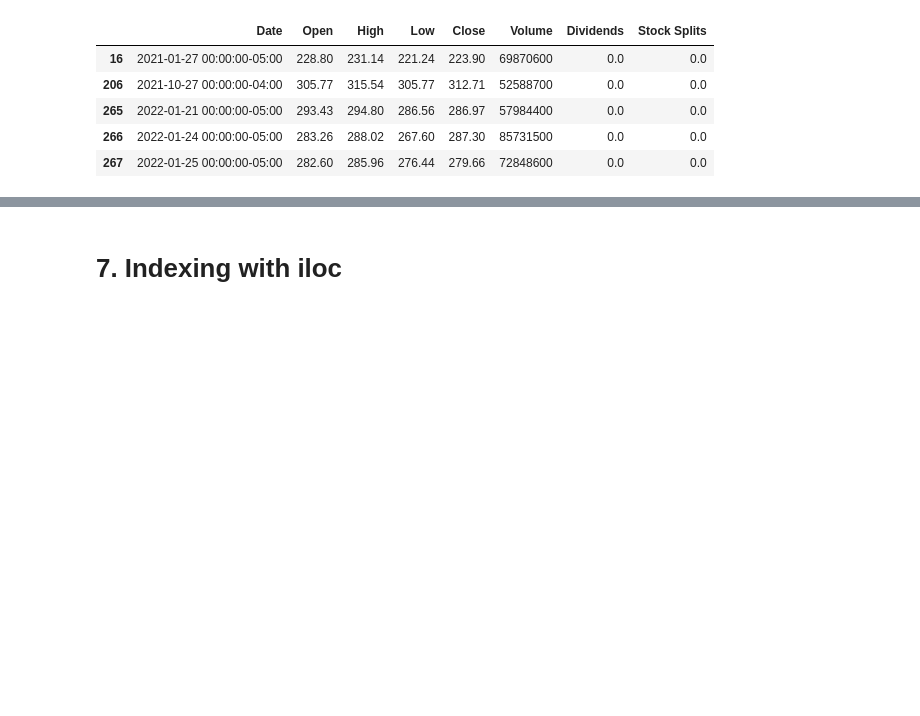
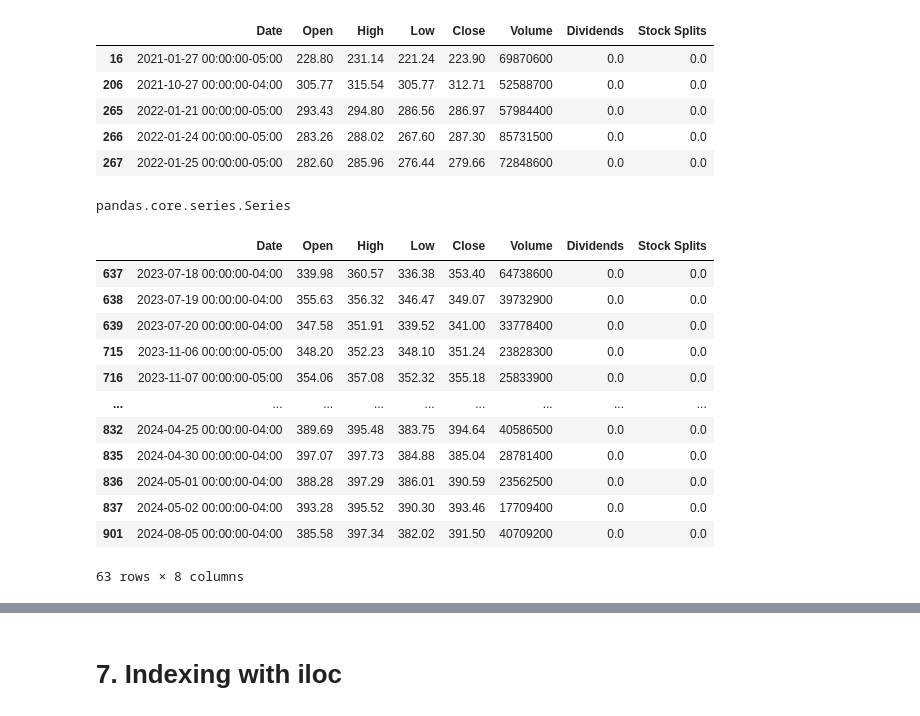
Before and after one commit to kuruscufatih/applied-finance-python, a Jupyter notebook: 0_learning_python/python_advanced/learning_pandas.ipynb, the cells around one changed output, grey strips where cells are left out. Saved outputs shown, nothing was run; the diff lists cells and outputs as text; code cells hidden in the pictures; blank space fills up the shorter version.

Commit message:
Feat(Added Pandas): Added Pandas Exercise

```diff
--- a/0_learning_python/python_advanced/learning_pandas.ipynb
+++ b/0_learning_python/python_advanced/learning_pandas.ipynb
@@ -323,6 +507,26 @@ Days with Close > $350 OR Volume > 50M: 312
 | 265 | 2022-01-21 00:00:00-05:00 | 293.43 | 294.80 | 286.56 | 286.97 | 57984400 | 0.0 | 0.0 |
 | 266 | 2022-01-24 00:00:00-05:00 | 283.26 | 288.02 | 267.60 | 287.30 | 85731500 | 0.0 | 0.0 |
 | 267 | 2022-01-25 00:00:00-05:00 | 282.60 | 285.96 | 276.44 | 279.66 | 72848600 | 0.0 | 0.0 |
+# %%
+type(df['High'])
+# %% [output]
+pandas.core.series.Series
+# %%
+df[df['High'].between(350, 400)]
+# %% [output]
+|  | Date | Open | High | Low | Close | Volume | Dividends | Stock Splits |
+| 637 | 2023-07-18 00:00:00-04:00 | 339.98 | 360.57 | 336.38 | 353.40 | 64738600 | 0.0 | 0.0 |
+| 638 | 2023-07-19 00:00:00-04:00 | 355.63 | 356.32 | 346.47 | 349.07 | 39732900 | 0.0 | 0.0 |
+| 639 | 2023-07-20 00:00:00-04:00 | 347.58 | 351.91 | 339.52 | 341.00 | 33778400 | 0.0 | 0.0 |
+| 715 | 2023-11-06 00:00:00-05:00 | 348.20 | 352.23 | 348.10 | 351.24 | 23828300 | 0.0 | 0.0 |
+| 716 | 2023-11-07 00:00:00-05:00 | 354.06 | 357.08 | 352.32 | 355.18 | 25833900 | 0.0 | 0.0 |
+| ... | ... | ... | ... | ... | ... | ... | ... | ... |
+| 832 | 2024-04-25 00:00:00-04:00 | 389.69 | 395.48 | 383.75 | 394.64 | 40586500 | 0.0 | 0.0 |
+| 835 | 2024-04-30 00:00:00-04:00 | 397.07 | 397.73 | 384.88 | 385.04 | 28781400 | 0.0 | 0.0 |
+| 836 | 2024-05-01 00:00:00-04:00 | 388.28 | 397.29 | 386.01 | 390.59 | 23562500 | 0.0 | 0.0 |
+| 837 | 2024-05-02 00:00:00-04:00 | 393.28 | 395.52 | 390.30 | 393.46 | 17709400 | 0.0 | 0.0 |
+| 901 | 2024-08-05 00:00:00-04:00 | 385.58 | 397.34 | 382.02 | 391.50 | 40709200 | 0.0 | 0.0 |
+63 rows × 8 columns
 # %%
 # Using .between() for range selection
 # Days where closing price was between $250 and $300
```
Also changed, not shown: parts of 37 cells of this notebook, 2 other files.
